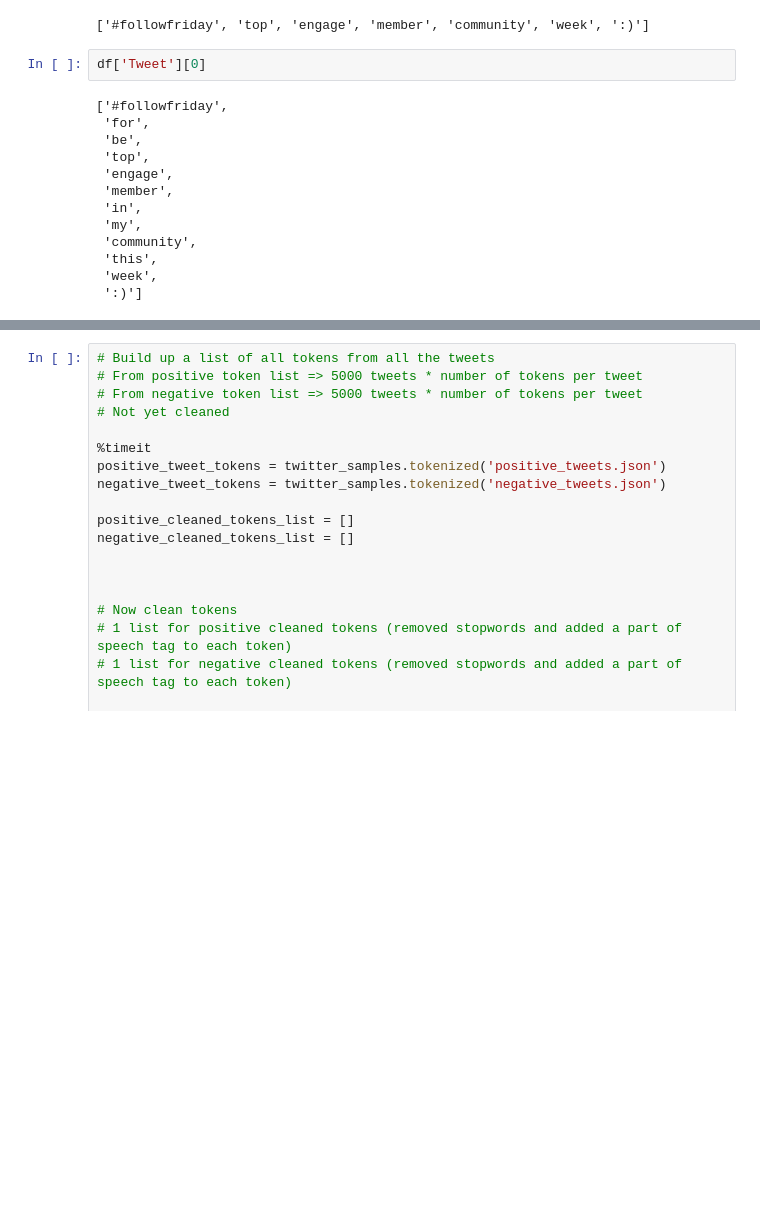
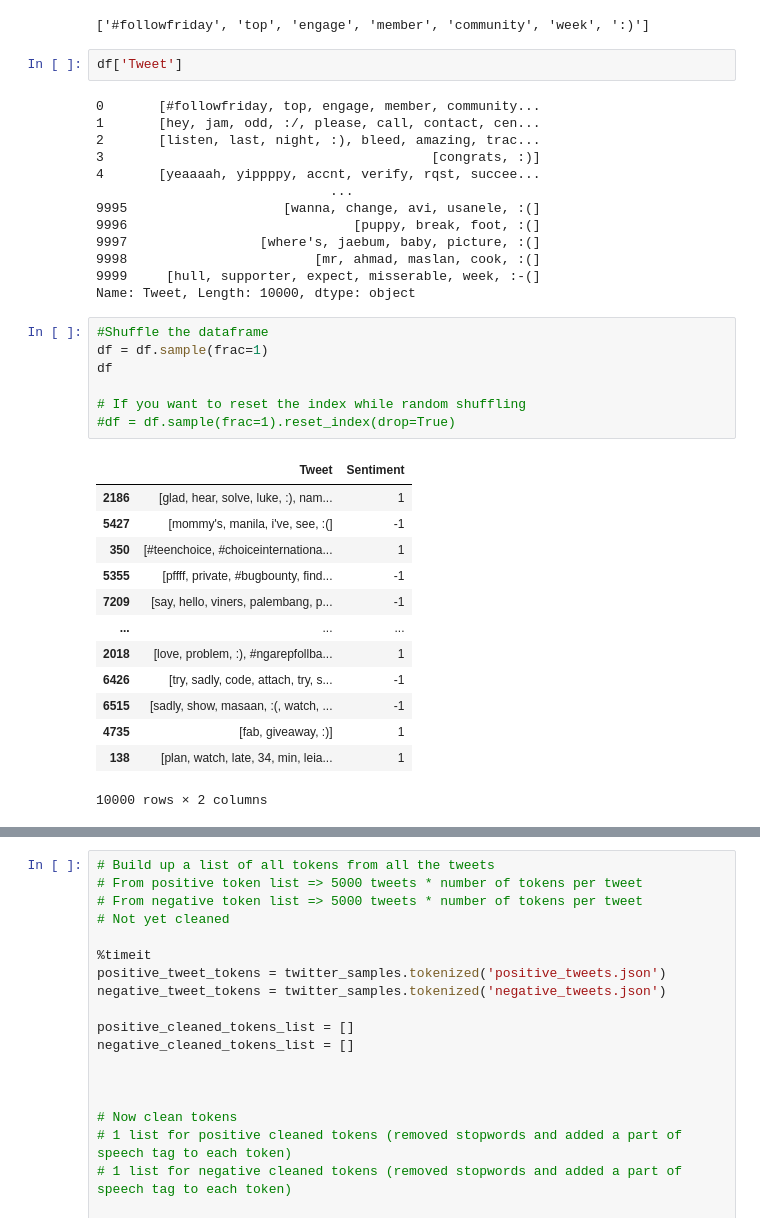
Before and after one commit to adodhia/MastersThesis, a Jupyter notebook: NLTLProcessingOfTweets.ipynb, the cells around one changed output, grey strips where cells are left out. Drawn from its saved outputs; the diff is of its cells as text; blank space fills up the shorter version.

```diff
--- a/NLTLProcessingOfTweets.ipynb
+++ b/NLTLProcessingOfTweets.ipynb
@@ -162,17 +171,38 @@ print((df['Tweet'][0]))
 # %% [output]
 ['#followfriday', 'top', 'engage', 'member', 'community', 'week', ':)']
 # %%
-df['Tweet'][0]
+df['Tweet']
 # %% [output]
-['#followfriday',
- 'for',
- 'be',
- 'top',
- 'engage',
- 'member',
- 'in',
- 'my',
- 'community',
- 'this',
- 'week',
- ':)']
+0       [#followfriday, top, engage, member, community...
+1       [hey, jam, odd, :/, please, call, contact, cen...
+2       [listen, last, night, :), bleed, amazing, trac...
+3                                          [congrats, :)]
+4       [yeaaaah, yippppy, accnt, verify, rqst, succee...
+                              ...
+9995                    [wanna, change, avi, usanele, :(]
+9996                             [puppy, break, foot, :(]
+9997                 [where's, jaebum, baby, picture, :(]
+9998                        [mr, ahmad, maslan, cook, :(]
+9999     [hull, supporter, expect, misserable, week, :-(]
+Name: Tweet, Length: 10000, dtype: object
+# %%
+#Shuffle the dataframe
+df = df.sample(frac=1)
+df
+
+# If you want to reset the index while random shuffling
+#df = df.sample(frac=1).reset_index(drop=True)
+# %% [output]
+|  | Tweet | Sentiment |
+| 2186 | [glad, hear, solve, luke, :), nam... | 1 |
+| 5427 | [mommy's, manila, i've, see, :(] | -1 |
+| 350 | [#teenchoice, #choiceinternationa... | 1 |
+| 5355 | [pffff, private, #bugbounty, find... | -1 |
+| 7209 | [say, hello, viners, palembang, p... | -1 |
+| ... | ... | ... |
+| 2018 | [love, problem, :), #ngarepfollba... | 1 |
+| 6426 | [try, sadly, code, attach, try, s... | -1 |
+| 6515 | [sadly, show, masaan, :(, watch, ... | -1 |
+| 4735 | [fab, giveaway, :)] | 1 |
+| 138 | [plan, watch, late, 34, min, leia... | 1 |
+10000 rows × 2 columns
```
Also changed, not shown: parts of 26 cells of this notebook, 1 other file.
